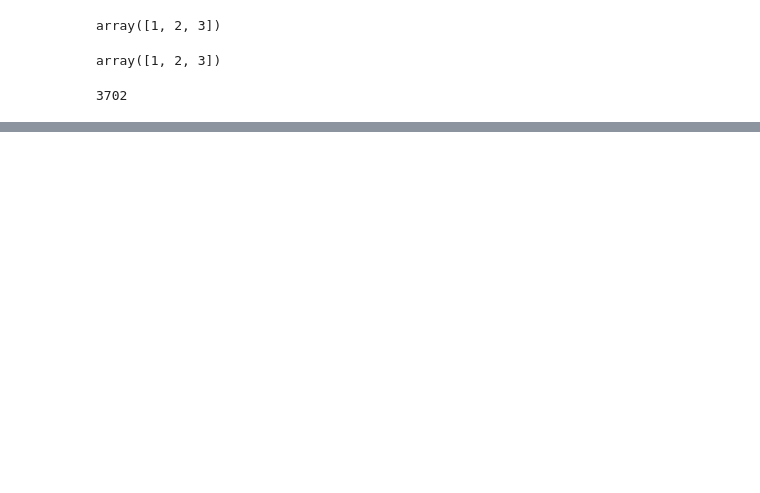
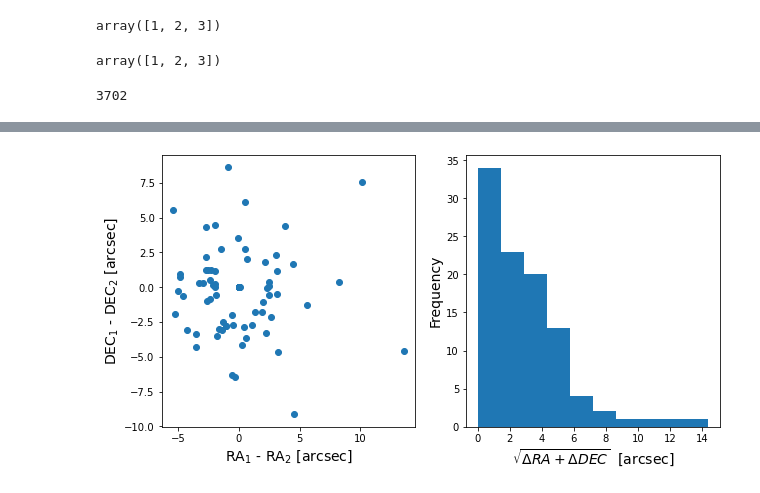
Before and after one commit to tobiasgeron/coordinate_matching, a Jupyter notebook: Example.ipynb, the cells around one changed output, grey strips where cells are left out. Cells and saved outputs as stored; diff of their text form; code cells hidden in the pictures; blank space fills up the shorter version.

```diff
--- a/Example.ipynb
+++ b/Example.ipynb
@@ -55,0 +163,12 @@ len(np.where(~np.isnan(idx))[0])
+# %%
+idxs = []
+
+for i in range(len(df)):
+    plateifu = df['plateifu'][i]
+    if plateifu not in list(df_coor['plateifu']): #combine this with statement below
+        idxs.append(i)
+idxs = np.array(idxs)
+# %%
+plot_coordinate_difference([df['ra'][idxs], df['dec'][idxs]], [df['objra'][idxs], df['objdec'][idxs]])
+# %% [output]
+[figure, added]
```
Also changed, not shown: parts of 13 cells of this notebook, 2 other files.
